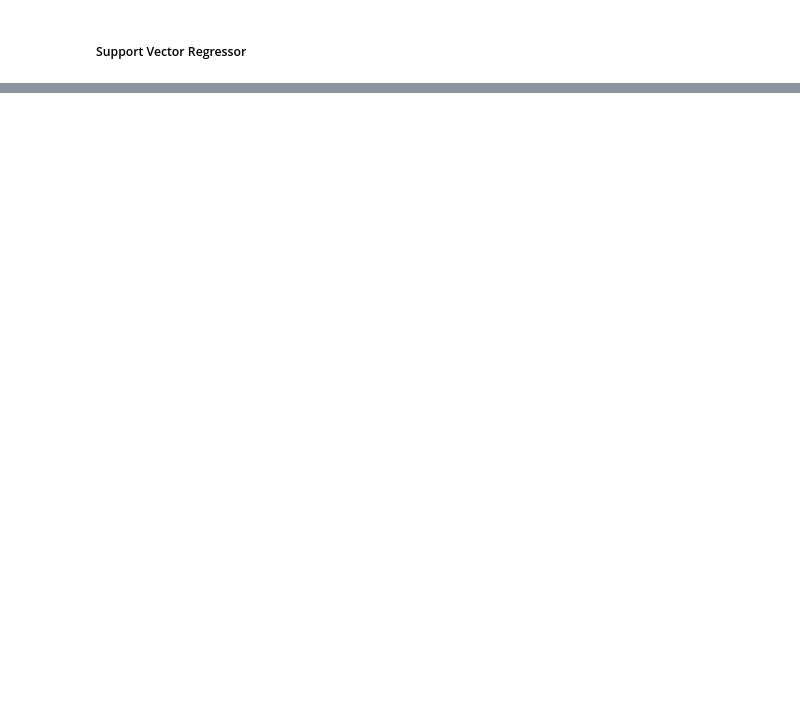
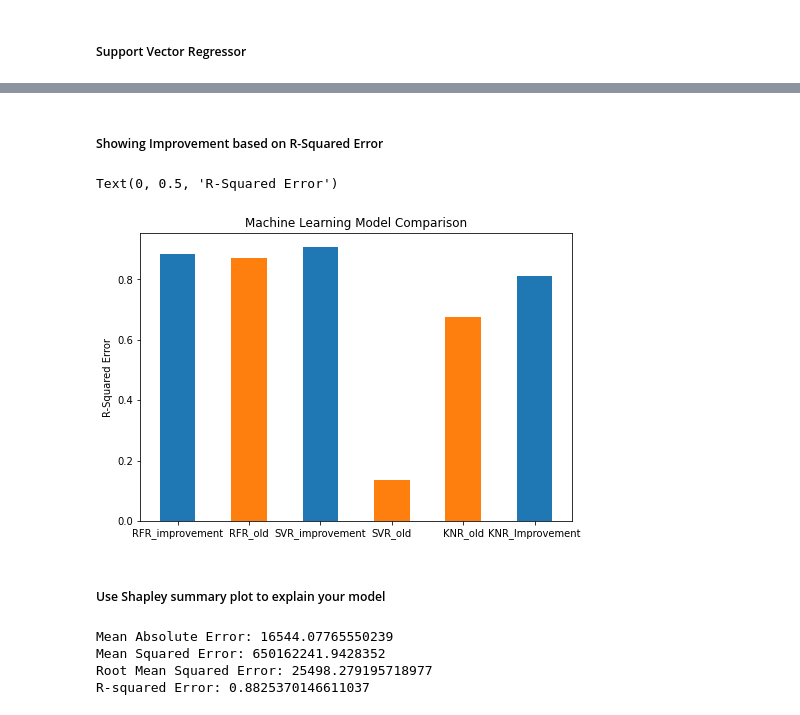
Before and after one commit to MichaelWoo-git/House_Pricing_Prediction_ML_Regression, a Jupyter notebook: 01_Predicting_House_Prices.ipynb, the cells around one changed output, grey strips where cells are left out. Drawn from its saved outputs; the diff is of its cells as text; code cells hidden in the pictures; blank space fills up the shorter version.

```diff
--- a/01_Predicting_House_Prices.ipynb
+++ b/01_Predicting_House_Prices.ipynb
@@ -643,3 +400,6 @@ train_data.describe()
+# %%
+x = train_data["GrLivArea"]*train_data["OverallQual"]
+train_data["OVQualXLivArea"] = x
 # %% [markdown]
 ## Model Evaluation
 # %% [markdown]
@@ -728,0 +524,14 @@ df_final_preds.to_csv("Michael_Woo_House_Price_Predictions_Submission.csv",index
+# %%
+pipe = make_pipeline(StandardScaler(), SVR(kernel='linear'))
+pipe.fit(x_train,y_train)
+y_pred = pipe.predict(x_test)
+mae = metrics.mean_absolute_error(y_test, y_pred)
+mse = metrics.mean_squared_error(y_test, y_pred)
+rmse = np.sqrt(metrics.mean_squared_error(y_test, y_pred))
+rse = metrics.r2_score(y_test, y_pred)
+print('Mean Absolute Error:', mae)
+print('Mean Squared Error:', mse)
+print('Root Mean Squared Error:', rmse)
+print('R-squared Error:', rse)
+svr_old = pd.DataFrame({"SVR_old":[mae,mse,rmse,rse]},["mae","mse","rmse","rse"])
+svr_old
@@ -728,0 +550,16 @@ df_final_preds.to_csv("Michael_Woo_House_Price_Predictions_Submission.csv",index
+# %%
+from sklearn.neighbors import KNeighborsRegressor
+from sklearn.preprocessing import StandardScaler
+from sklearn.pipeline import make_pipeline
+pipe = make_pipeline(KNeighborsRegressor(n_neighbors=11))
+pipe.fit(x_train,y_train)
+y_pred = pipe.predict(x_test)
+mae = metrics.mean_absolute_error(y_test, y_pred)
+mse = metrics.mean_squared_error(y_test, y_pred)
+rmse = np.sqrt(metrics.mean_squared_error(y_test, y_pred))
+rse = metrics.r2_score(y_test, y_pred)
+print('Mean Absolute Error:', mae)
+print('Mean Squared Error:', mse)
+print('Root Mean Squared Error:', rmse)
+print('R-squared Error:', rse)
+knr_old = pd.DataFrame({"KNR_old":[mae,mse,rmse,rse]},["mae","mse","rmse","rse"])
@@ -728,0 +573,4 @@ df_final_preds.to_csv("Michael_Woo_House_Price_Predictions_Submission.csv",index
+# %%
+df_improvements = pd.concat([rfr_improved,rfr_old,svr_improved,svr_old,knr_old,knr_improved],axis=1)
+pd.set_option('float_format', '{:f}'.format)
+df_improvements.transpose()
@@ -728,0 +585,39 @@ df_final_preds.to_csv("Michael_Woo_House_Price_Predictions_Submission.csv",index
+# %% [markdown]
+##### Showing Improvement based on R-Squared Error
+# %%
+fig = plt.figure()
+ax = fig.add_axes([0,0,1,1])
+old = ["RFR_old","SVR_old","KNR_old"]
+ax.bar(x = df_improvements.columns,height = df_improvements.transpose()["rse"],width = 0.5)
+ax.bar(x = old,height = df_improvements[old].transpose()["rse"],width = 0.5)
+ax.set_title('Machine Learning Model Comparison')
+ax.set_ylabel('R-Squared Error')
+# %% [output]
+Text(0, 0.5, 'R-Squared Error')
+[figure, added]
+# %% [markdown]
+##### Use Shapley summary plot to explain your model
+# %%
+from sklearn.ensemble import RandomForestRegressor
+from sklearn.preprocessing import StandardScaler
+from sklearn.model_selection import train_test_split
+from sklearn import metrics
+import shap
+%matplotlib inline
+import matplotlib.pyplot as plt
+scaler = StandardScaler()
+clf = RandomForestRegressor()
+x = train_data.drop("SalePrice",axis=1)
+y = train_data["SalePrice"]
+x_train,x_test,y_train,y_test = train_test_split(x,y,test_size=0.30,random_state=42)
+clf.fit(x_train,y_train)
+y_pred = clf.predict(x_test)
+print('Mean Absolute Error:', metrics.mean_absolute_error(y_test, y_pred))
+print('Mean Squared Error:', metrics.mean_squared_error(y_test, y_pred))
+print('Root Mean Squared Error:', np.sqrt(metrics.mean_squared_error(y_test, y_pred)))
+print('R-squared Error:', metrics.r2_score(y_test, y_pred))
+# %% [output]
+Mean Absolute Error: 16544.07765550239
+Mean Squared Error: 650162241.9428352
+Root Mean Squared Error: 25498.279195718977
+R-squared Error: 0.8825370146611037
```
Also changed, not shown: parts of 81 cells of this notebook, 3 other files.
